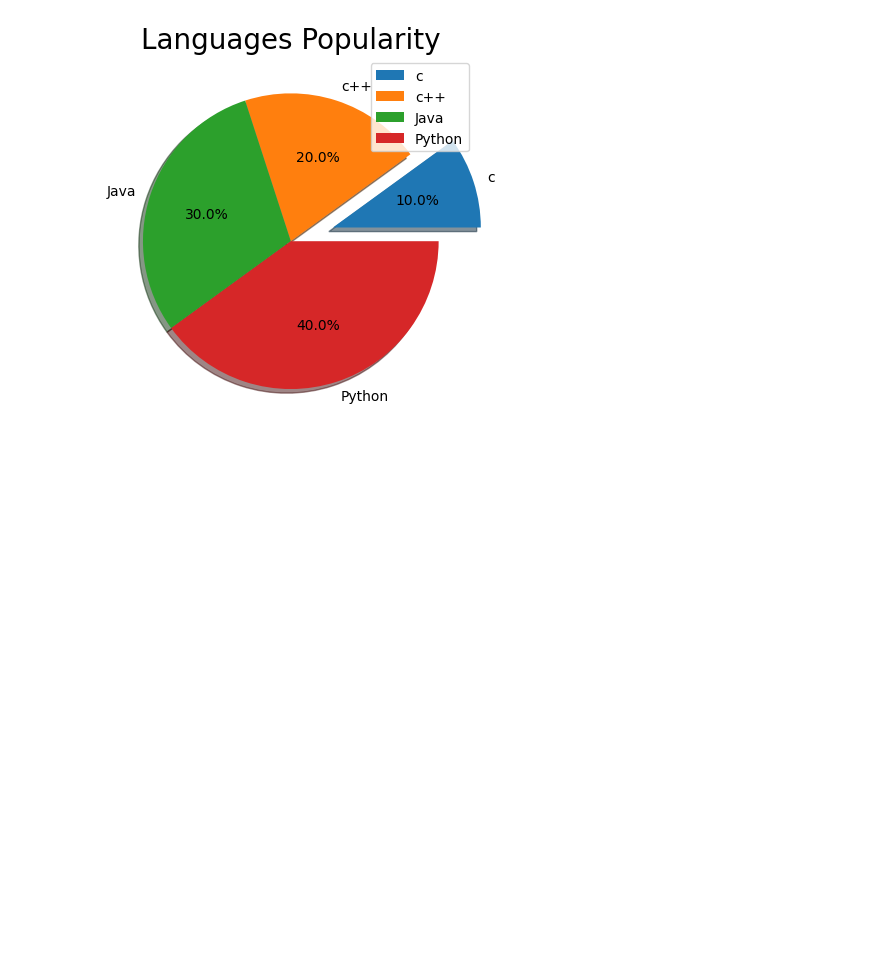
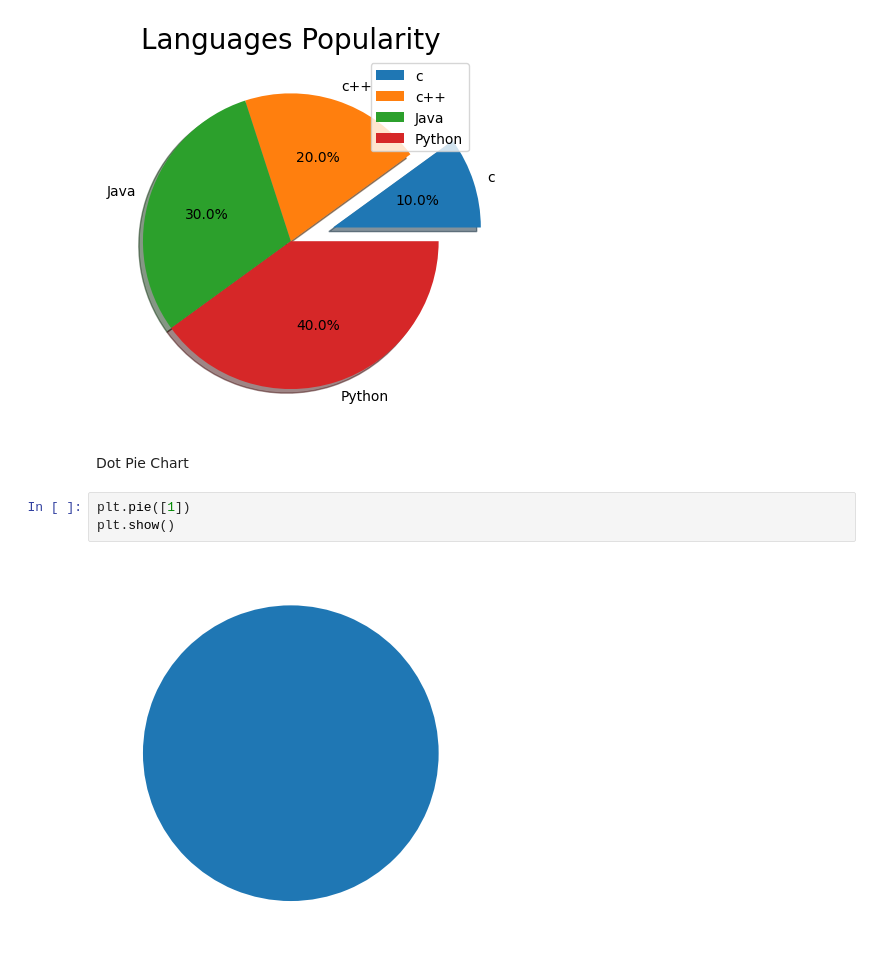
Before and after one commit to Musawer-Afzal/AI-Engineering, a Jupyter notebook: Matplotlib/pie_plot.ipynb, the cells around one changed output. Saved outputs shown, nothing was run; the diff lists cells and outputs as text; blank space fills up the shorter version.

Commit message:
Dot pie chart

```diff
--- a/Matplotlib/pie_plot.ipynb
+++ b/Matplotlib/pie_plot.ipynb
@@ -240,3 +240,10 @@ plt.title("Languages Popularity", fontsize = 20)
 plt.show()
 # %% [output]
 [figure]
+# %% [markdown]
+Dot Pie Chart
+# %%
+plt.pie([1])
+plt.show()
+# %% [output]
+[figure, added]
```
